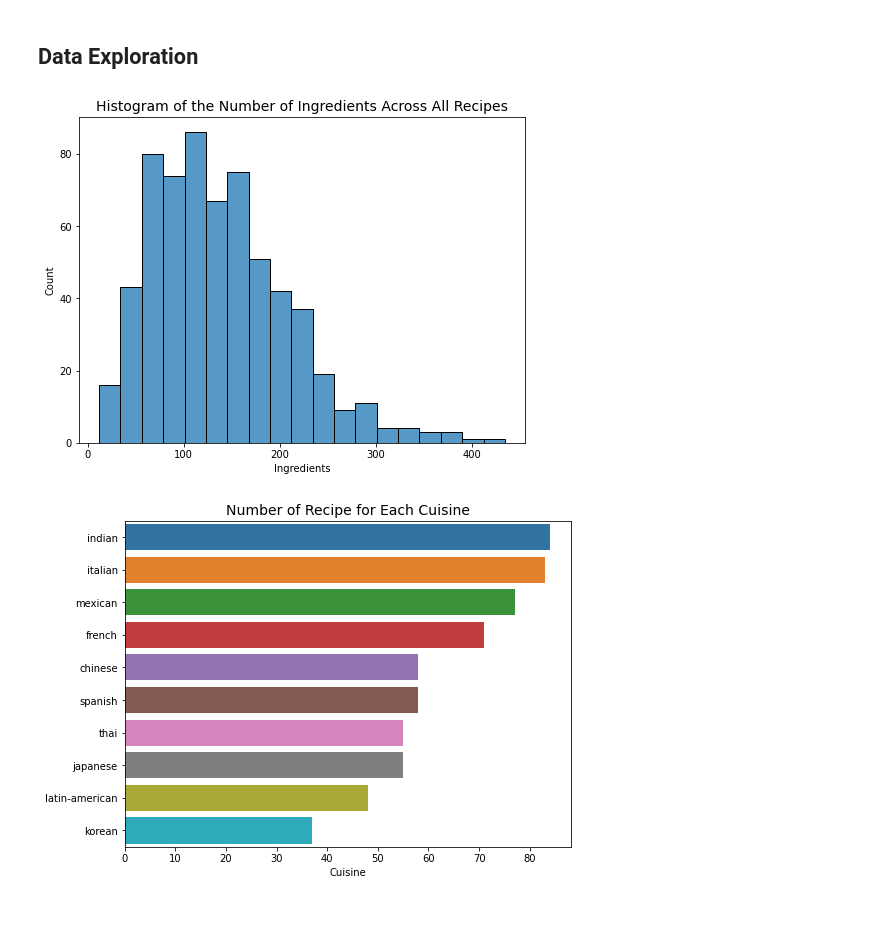
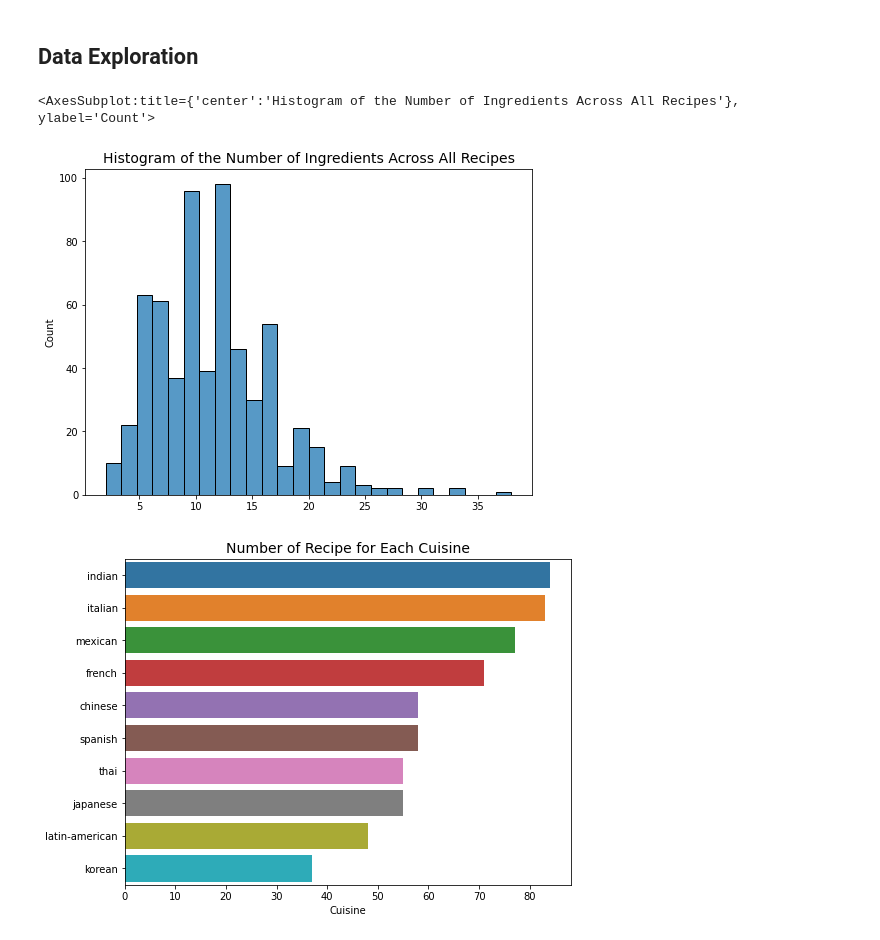
Before and after one commit to serenaliu1/FoodRecipeNLP, a Jupyter notebook: code/Data Cleaning.ipynb, the cells around one changed output. Cells and saved outputs as stored; diff of their text form; code cells hidden in the pictures; blank space fills up the shorter version.

Commit message:
edit histogram for avg number of ingredients

```diff
--- a/code/Data Cleaning.ipynb
+++ b/code/Data Cleaning.ipynb
@@ -23,14 +25,17 @@ dtype: bool
 ## Data Exploration
 # %%
 # Reference: https://www.kaggle.com/code/fritzpassow/recipe-ingredients-analysis
-num_ingredients = recipe_df.Ingredients.map(lambda x:len(x))
+num_ingredients = []
+for i in recipe_df["Ingredients"]:
+    num_ingredients.append(len(i.split(',')))
 
 plt.figure(figsize = (8,6))
 plt.title('Histogram of the Number of Ingredients Across All Recipes', fontsize = 14)
 sns.histplot(num_ingredients)
 plt.savefig('/Users/serenaliu/Documents/GitHub/FoodReceipeNLP/plot/hist_ingredients.png')
 # %% [output]
+<AxesSubplot:title={'center':'Histogram of the Number of Ingredients Across All Recipes'}, ylabel='Count'>
-[figure, old version]
+[figure, new version]
 # %%
 cusine_counts = recipe_df.Cuisine.value_counts()
 plt.figure(figsize = (8,6))
```
Also changed, not shown: parts of 1 cell of this notebook.
